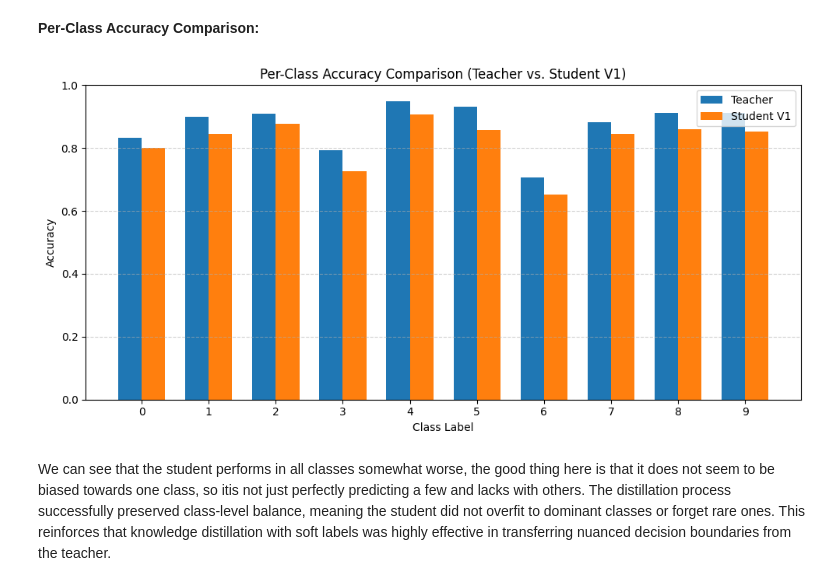
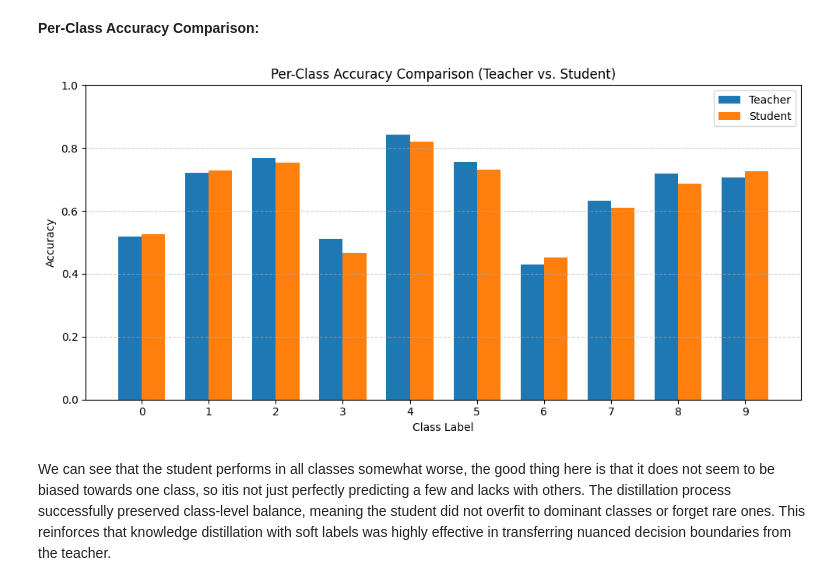
Before and after one commit to otausendschoen/NLP_Yahoo-Answers, a Jupyter notebook: part_4.ipynb, the cells around one changed output. Cells and saved outputs as stored; diff of their text form; code cells hidden in the pictures.

```diff
--- a/part_4.ipynb
+++ b/part_4.ipynb
@@ -139,3 +154,5 @@ dataset.set_format("torch", columns=["input_ids", "attention_mask", "label"])
+# %%
+dataset = {"train": train_dataset, "test": test_dataset}
 # %% [markdown]
 We are creating an **evaluation function** so we can evaluate the models on the flow, on the sane test data:
 # %%
@@ -1514,17 +1510,21 @@ def predict(model, tokenizer, texts, device):
             preds.append(pred)
     return preds
 
-# Predict using teacher and student_v1
+# Extract texts and labels from the test split
+texts = dataset["test"]["question_content"]
+labels = dataset["test"]["label"]
+
+# Predict using teacher and student models
 teacher_preds = predict(teacher_model, teacher_tokenizer, texts, device)
-student_preds = predict(student_v1, student_tokenizer, texts, device)
+student_preds = predict(model_pretrained, student_tokenizer, texts, device)
 
 # Compare and print misclassified examples
 for i, (true, t_pred, s_pred) in enumerate(zip(labels, teacher_preds, student_preds)):
     if t_pred == true and s_pred != true:
         print(f"\nExample {i}:")
-        print(f"Text: {texts[i]}")
-        print(f"True Label:     {true}")
-        print(f"Teacher Pred:   {t_pred} ")
-        print(f"Student V1 Pred:{s_pred} ")
+        print(f"Text:      {texts[i]}")
+        print(f"Label:     {true}")
+        print(f"Teacher:   {t_pred}")
+        print(f"Student:   {s_pred}")
 # %% [output]
 Example 10:
@@ -1539,30 +1551,25 @@ In this example, the teacher model correctly identifies the topic as class 3, li
 
 First, we run once to collect predictions.
 # %%
+student_preds = []
+teacher_preds = []
 true_labels = []
-teacher_preds = []
-student_v1_preds = []
 
-for text, label in zip(df_sample["question_content"].tolist(), df_sample["label"].tolist()):
-    # Tokenize and remove token_type_ids
-    encoded = teacher_tokenizer(text, return_tensors="pt", truncation=True, padding=True)
-    if "token_type_ids" in encoded:
-        del encoded["token_type_ids"]
-    inputs = encoded.to(device)
-
+for text, label in zip(texts, labels):
+    inputs = student_tokenizer(text, return_tensors="pt", truncation=True, padding=True).to(device)
 
     with torch.no_grad():
         teacher_output = teacher_model(**inputs).logits
-        student_output = student_v1(**inputs).logits
+        student_output = model_pretrained(**inputs).logits
 
+    teacher_preds.append(teacher_output.argmax(dim=1).item())
+    student_preds.append(student_output.argmax(dim=1).item())
     true_labels.append(label)
-    teacher_preds.append(teacher_output.argmax(dim=1).item())
-    student_v1_preds.append(student_output.argmax(dim=1).item())
 # %% [markdown]
 Now, we compute and plot the confusion matrix:
 # %%
 cm_teacher = confusion_matrix(true_labels, teacher_preds)
-cm_student = confusion_matrix(true_labels, student_v1_preds)
+cm_student = confusion_matrix(true_labels, student_preds)
 
 fig, axes = plt.subplots(1, 2, figsize=(12, 5))
 ConfusionMatrixDisplay(cm_teacher).plot(ax=axes[0], values_format='d')
@@ -1588,25 +1595,25 @@ Despite this, Student V1 still preserves the overall structure of the prediction
 # %%
 # Per-class accuracy
 teacher_per_class_acc = cm_teacher.diagonal() / cm_teacher.sum(axis=1)
 student_per_class_acc = cm_student.diagonal() / cm_student.sum(axis=1)
 classes = np.arange(len(teacher_per_class_acc))
 
 # Plot
 plt.figure(figsize=(10, 5))
 bar_width = 0.35
 plt.bar(classes - bar_width/2, teacher_per_class_acc, width=bar_width, label='Teacher')
-plt.bar(classes + bar_width/2, student_per_class_acc, width=bar_width, label='Student V1')
+plt.bar(classes + bar_width/2, student_per_class_acc, width=bar_width, label='Student')
 plt.xlabel("Class Label")
 plt.ylabel("Accuracy")
-plt.title("Per-Class Accuracy Comparison (Teacher vs. Student V1)")
+plt.title("Per-Class Accuracy Comparison (Teacher vs. Student)")
 plt.xticks(classes)
 plt.ylim(0, 1.0)
 plt.legend()
 plt.grid(True, axis='y', linestyle='--', alpha=0.6)
 plt.tight_layout()
 plt.show()
 # %% [output]
-[figure, old version]
+[figure, new version]
 # %% [markdown]
 We can see that the student performs in all classes somewhat worse, the good thing here is that it does not seem to be biased towards one class, so itis not just perfectly predicting a few and lacks with others. The distillation process successfully preserved class-level balance, meaning the student did not overfit to dominant classes or forget rare ones. This reinforces that knowledge distillation with soft labels was highly effective in transferring nuanced decision boundaries from the teacher.
 # %% [markdown]
```
Also changed, not shown: parts of 43 cells of this notebook.
